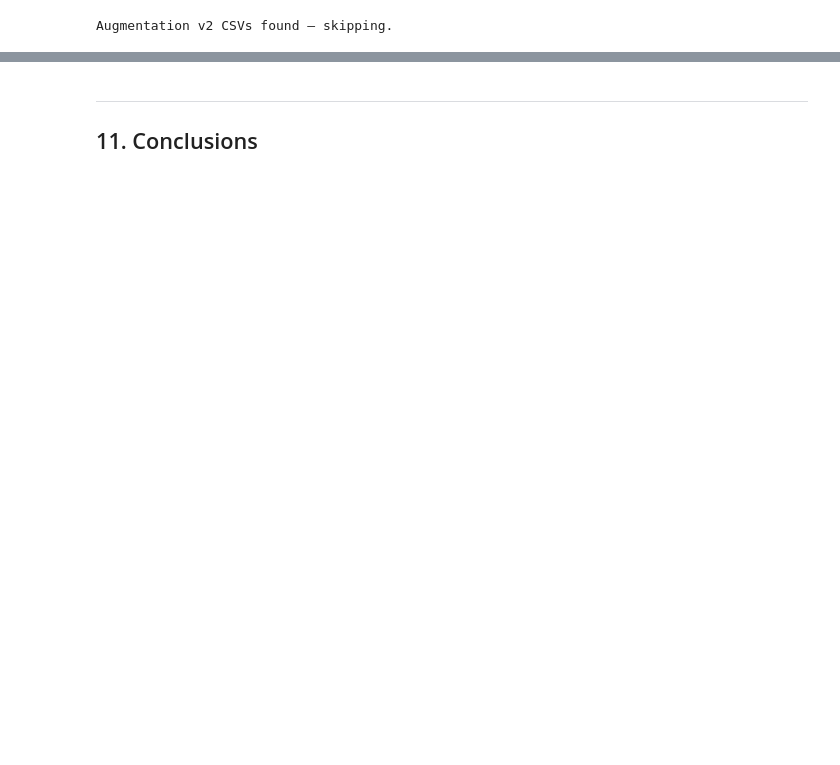
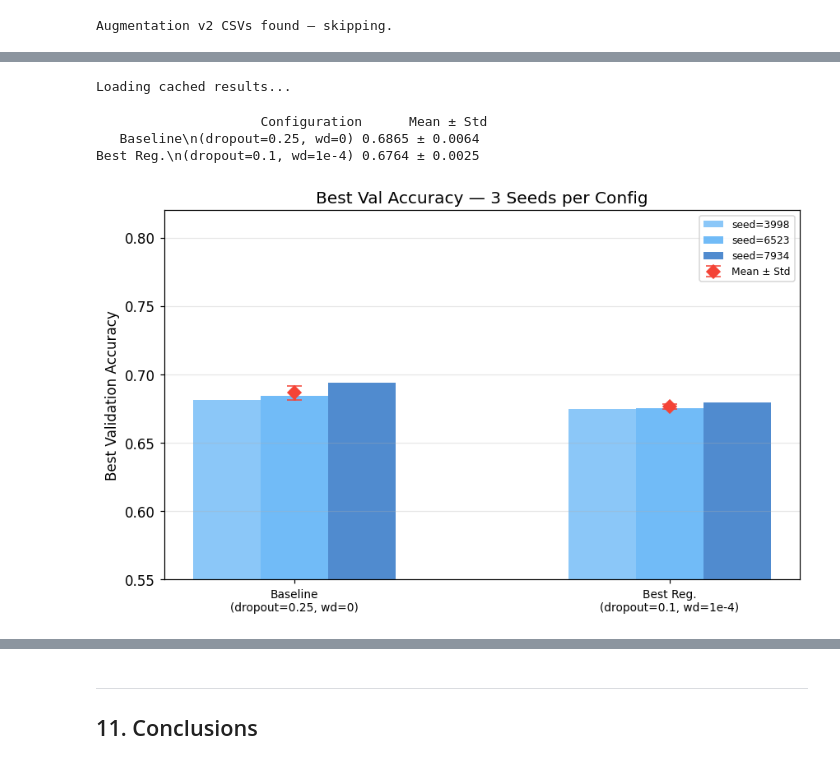
Before and after one commit to telechubby/cinic10-cnn-project, a Jupyter notebook: notebooks/project1_v2.ipynb, the cells around one changed output, grey strips where cells are left out. Cells and saved outputs as stored; diff of their text form; code cells hidden in the pictures; blank space fills up the shorter version.

```diff
--- a/notebooks/project1_v2.ipynb
+++ b/notebooks/project1_v2.ipynb
@@ -804,2 +574,79 @@ Best Reg.\n(dropout=0.1, wd=1e-4)  6523      0.675267       0.664044        1.02
+# %%
+# §6 Statistical significance: compare vanilla baseline vs best-reg config over 3 seeds
+STATS_CSV   = RESULTS / 'statistical_significance_v2.csv'
+STAT_EPOCHS = 15
+
+# No augmentation: isolates the effect of regularisation hyperparameters alone.
+# batch_size matches per-model sizes from §3 for consistent memory profiles.
+configs = [
+    ('Baseline\n(dropout=0.25, wd=0)', create_vgg_baseline, {}, {}, False, 512),
+    ('Best Reg.\n(dropout=0.1, wd=1e-4)', create_cnn_with_regularization,
+     {'dropout_rate': 0.1}, {'weight_decay': 1e-4}, False, 2048),
+]
+# %%
+# Run both configs with 3 different seeds or load cached results
+if STATS_CSV.exists():
+    print('Loading cached results...')
+    df_stats = pd.read_csv(STATS_CSV)
+else:
+    rows = []
+    for config_name, factory, model_kwargs, optim_kwargs, augment, batch_size in configs:
+        train_loader, val_loader = create_data_generators(
+            str(TRAIN_DIR), str(VAL_DIR), batch_size=batch_size, augment=augment)
+        for seed in SEEDS:
+            set_seeds(seed)
+            model     = factory(**model_kwargs).to(device)
+            optimizer = torch.optim.Adam(model.parameters(), lr=1e-3, **optim_kwargs)
+            label = config_name.replace('\n', ' ')
+            print(f'{label}  seed={seed}  batch_size={batch_size}')
+            history = train_model(model, train_loader, val_loader, optimizer,
+                                  epochs=STAT_EPOCHS, device=device, patience=5)
+            rows.append({'config': config_name, 'seed': seed,
+                         'best_val_acc': max(history['val_accuracy']),
+                         'final_val_acc': history['val_accuracy'][-1],
+                         'final_val_loss': history['val_loss'][-1]})
+    df_stats = pd.DataFrame(rows)
+    df_stats.to_csv(STATS_CSV, index=False)
+    print(f'\nSaved to {STATS_CSV}')
+# %% [output]
+Loading cached results...
+# %%
+# Print mean ± std best validation accuracy across the 3 seeds per config
+summary = df_stats.groupby('config')['best_val_acc'].agg(['mean', 'std']).reset_index()
+summary.columns = ['Configuration', 'Mean Val Acc', 'Std Dev']
+summary['Mean ± Std'] = summary.apply(lambda r: f"{r['Mean Val Acc']:.4f} ± {r['Std Dev']:.4f}", axis=1)
+print('\n', summary[['Configuration', 'Mean ± Std']].to_string(index=False))
+# %% [output]
+                     Configuration      Mean ± Std
+   Baseline\n(dropout=0.25, wd=0) 0.6865 ± 0.0064
+Best Reg.\n(dropout=0.1, wd=1e-4) 0.6764 ± 0.0025
+# %%
+# Bar chart: per-seed accuracy with mean±std error bars for each config
+configs_unique = df_stats['config'].unique()
+x = np.arange(len(configs_unique))
+w = 0.18
+seed_colors = ['#64B5F6', '#42A5F5', '#1565C0']
+fig, ax0 = plt.subplots(figsize=(8, 5))
+seeds_in_csv = sorted(df_stats['seed'].unique())  # use seeds from CSV, not session (may differ)
+for i, (seed, color) in enumerate(zip(seeds_in_csv, seed_colors)):
+    vals = [
+        df_stats[(df_stats['config'] == c) & (df_stats['seed'] == seed)]['best_val_acc'].values[0]
+        for c in configs_unique
+    ]
+    ax0.bar(x + (i - 1) * w, vals, w, label=f'seed={seed}', alpha=0.75, color=color)
+for j, cfg in enumerate(configs_unique):
+    vals = df_stats[df_stats['config'] == cfg]['best_val_acc'].values
+    ax0.errorbar(x[j], vals.mean(), yerr=vals.std(),
+                 fmt='D', color='#F44336', capsize=6, markersize=7,
+                 linewidth=2, label='Mean ± Std' if j == 0 else '')
+ax0.set_xticks(x); ax0.set_xticklabels(configs_unique, fontsize=9)
+ax0.set_ylabel('Best Validation Accuracy')
+ax0.set_title('Best Val Accuracy — 3 Seeds per Config')
+ax0.legend(fontsize=8); ax0.grid(axis='y', alpha=0.3); ax0.set_ylim(0.55, 0.82)
+plt.tight_layout()
+plt.savefig(RESULTS / 'stats_significance_plot.png', bbox_inches='tight')
+plt.show()
+# %% [output]
+[figure, added]
 # %% [markdown]
 ---
```
Also changed, not shown: parts of 104 cells of this notebook, 1 other file.
